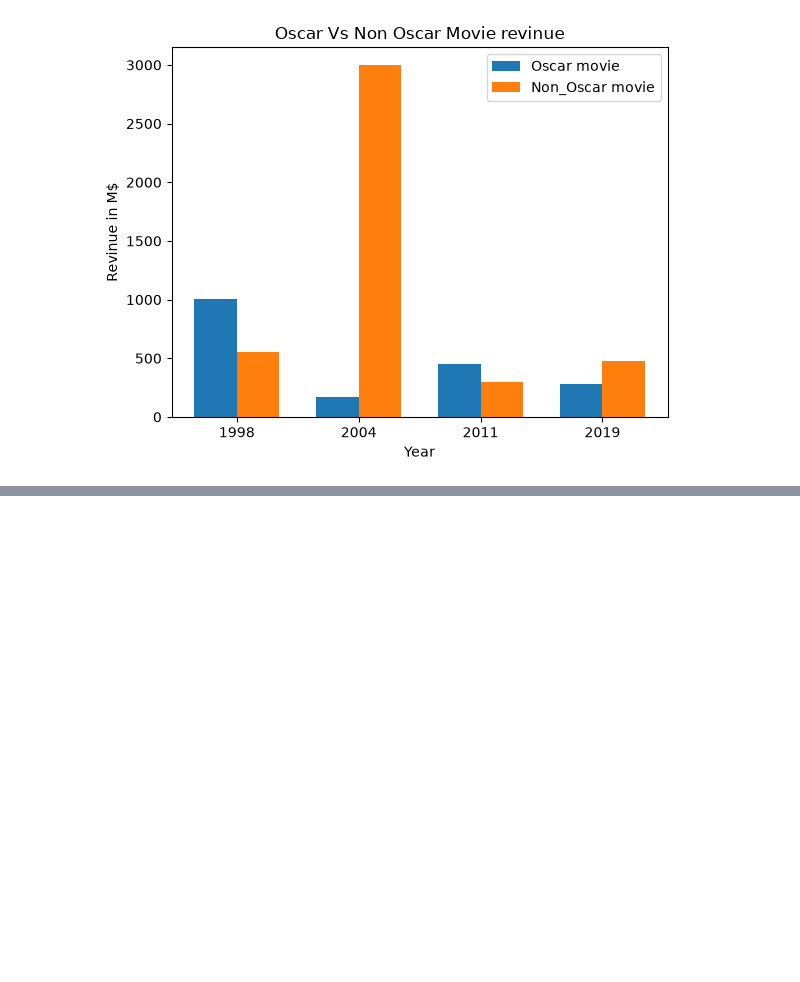
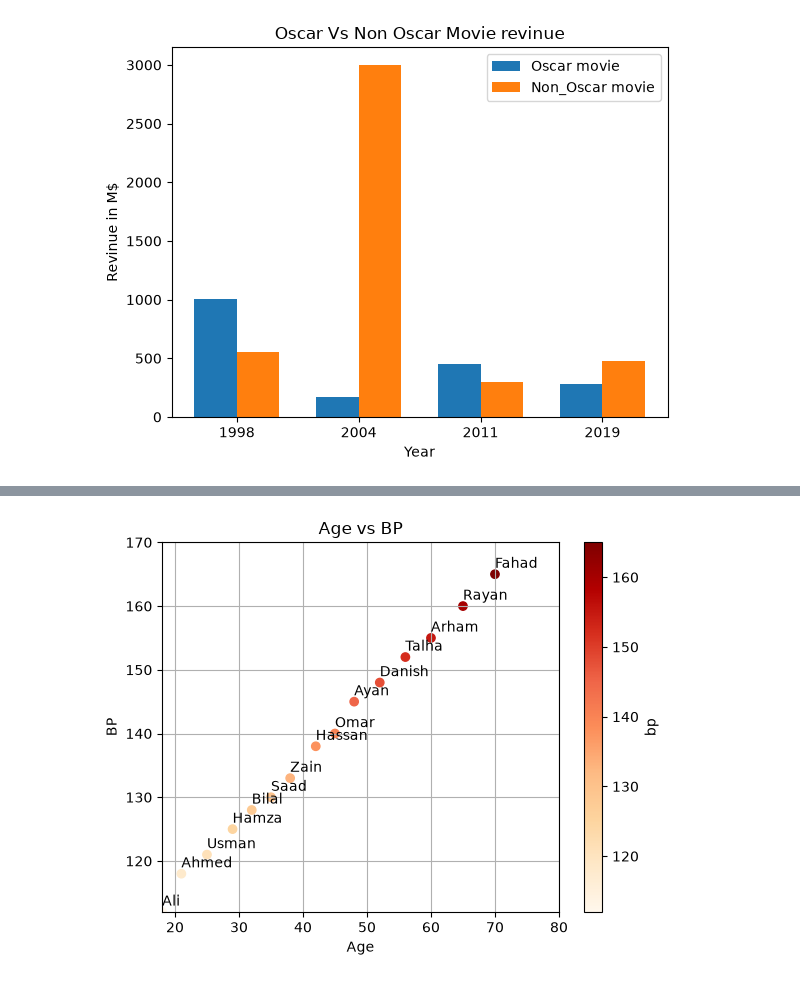
Before and after one commit to hamzakhanafridi/Machine_Learning_Complete_Course_With_Codes_-_Projects, a Jupyter notebook: Day-18 Data_VIsuallization(Matplotlib)/Data_Visuallization_Practice.ipynb, the cells around one changed output, grey strips where cells are left out. Cells and saved outputs as stored; diff of their text form; code cells hidden in the pictures; blank space fills up the shorter version.

```diff
--- a/Day-18 Data_VIsuallization(Matplotlib)/Data_Visuallization_Practice.ipynb
+++ b/Day-18 Data_VIsuallization(Matplotlib)/Data_Visuallization_Practice.ipynb
@@ -169,0 +218,19 @@ plt.xticks(x, year)
+# %%
+# Annotation (person ke text ko en points pe print karnaa)
+colors=['green' if x< 135 else 'red' for x in bp]
+plt.scatter(age, bp,cmap='OrRd', c=bp)
+
+for i in range(len(person)):
+    plt.annotate(person[i], xy=(age[i],bp[i]),xytext=(age[i], bp[i]+1))
+plt.title('Age vs BP')
+plt.xlabel('Age')
+plt.ylabel('BP')
+
+plt.xlim(min(age), max(age)+10)
+plt.ylim(min(bp), max(bp)+5)
+plt.colorbar(label='bp')
+plt.grid()
+
+plt.savefig('scatter_final.png')
+# %% [output]
+[figure, added]
```
Also changed, not shown: parts of 6 cells of this notebook, 2 other files.
